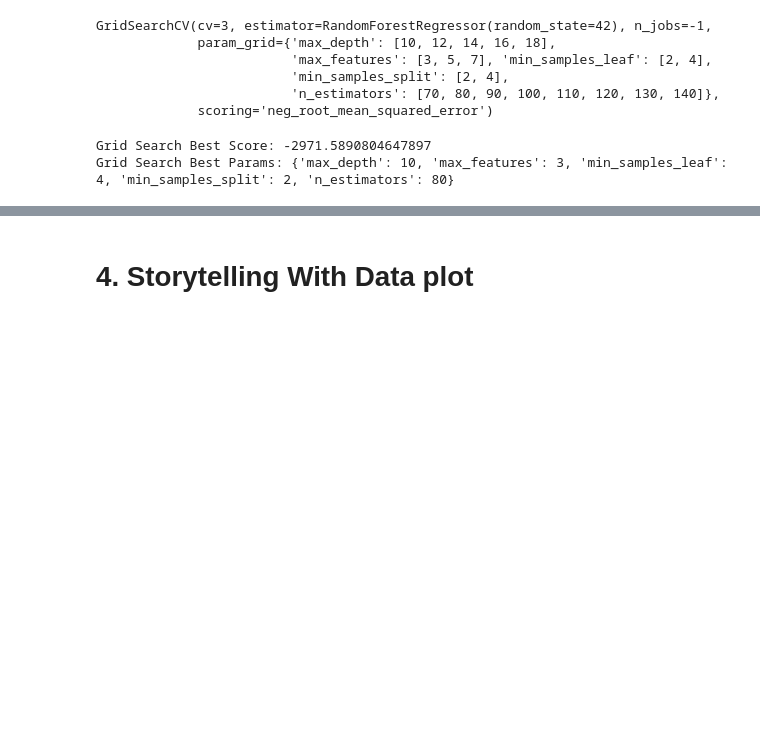
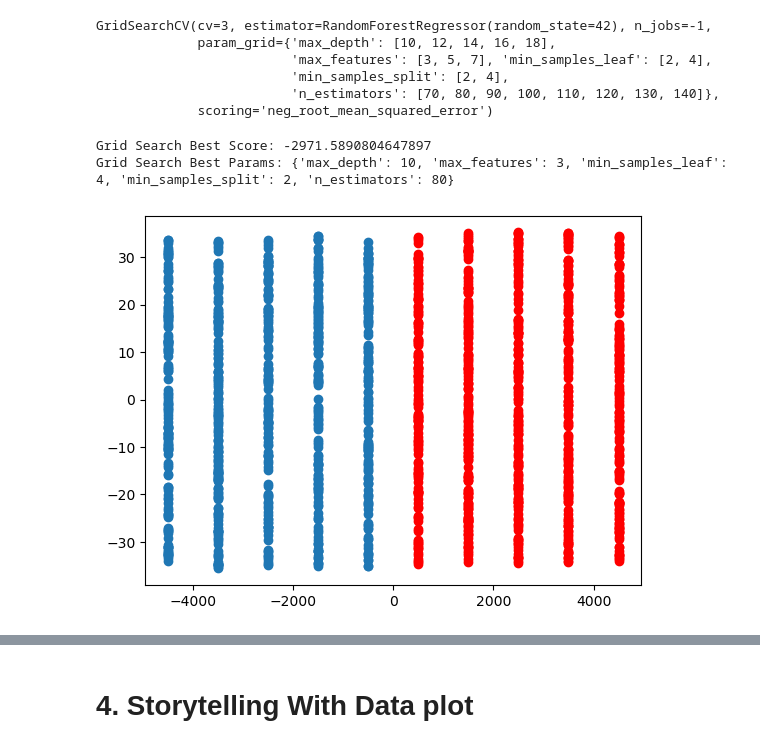
Before and after one commit to joe-bene/AiForLeaders, a Jupyter notebook: Week11.ipynb, the cells around one changed output, grey strips where cells are left out. Saved outputs shown, nothing was run; the diff lists cells and outputs as text; code cells hidden in the pictures; blank space fills up the shorter version.

```diff
--- a/Week11.ipynb
+++ b/Week11.ipynb
@@ -369,3 +371,30 @@ print(f"Grid Search Best Params: {grid_general.best_params_}")
 # %% [output]
 Grid Search Best Score: -2971.5890804647897
 Grid Search Best Params: {'max_depth': 10, 'max_features': 3, 'min_samples_leaf': 4, 'min_samples_split': 2, 'n_estimators': 80}
+# %%
+#since this is best suited for unsupervised learning I think K means Clustering could provide in some additional insights into the data
+
+from sklearn.cluster import KMeans
+import matplotlib.pyplot as plt
+from sklearn.decomposition import PCA
+
+pca_ = PCA(2)
+
+general_fraud_data_auto_numeric_pca = pca_.fit_transform(general_fraud_data_auto_numeric)
+
+kmeans = KMeans(n_clusters=2)
+
+labels = kmeans.fit_predict(general_fraud_data_auto_numeric_pca)
+
+filtered_data0 = general_fraud_data_auto_numeric_pca[labels==0]
+
+filtered_data1 = general_fraud_data_auto_numeric_pca[labels==1]
+
+
+
+plt.scatter(filtered_data0[:,0] , filtered_data0[:,1])
+plt.scatter(filtered_data1[:,0] , filtered_data1[:,1],c="red")
+
+None
+# %% [output]
+[figure, added]
```
Also changed, not shown: parts of 3 cells of this notebook.
